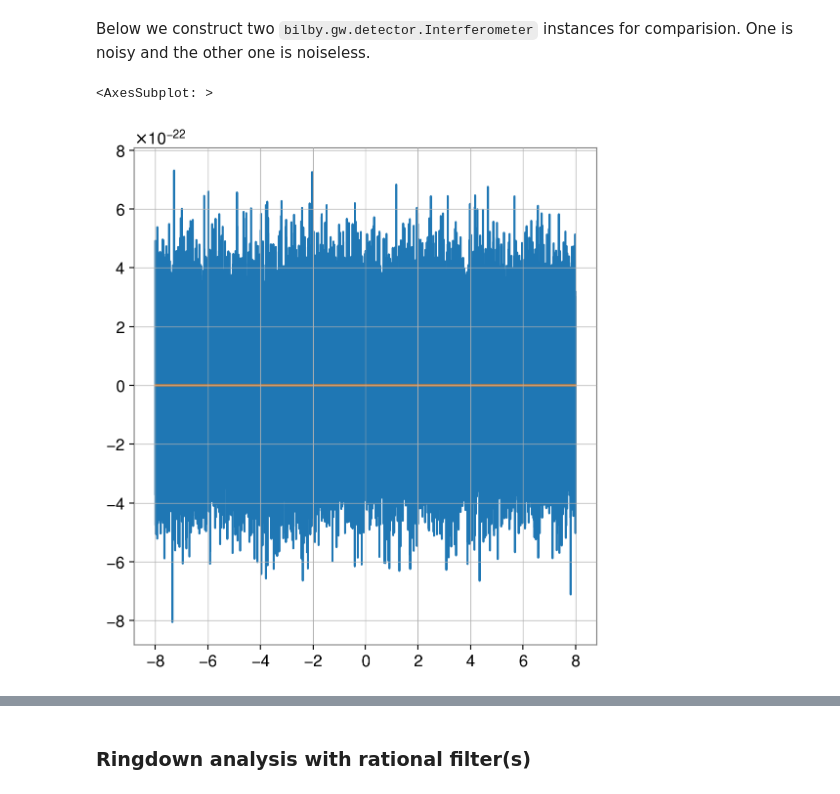
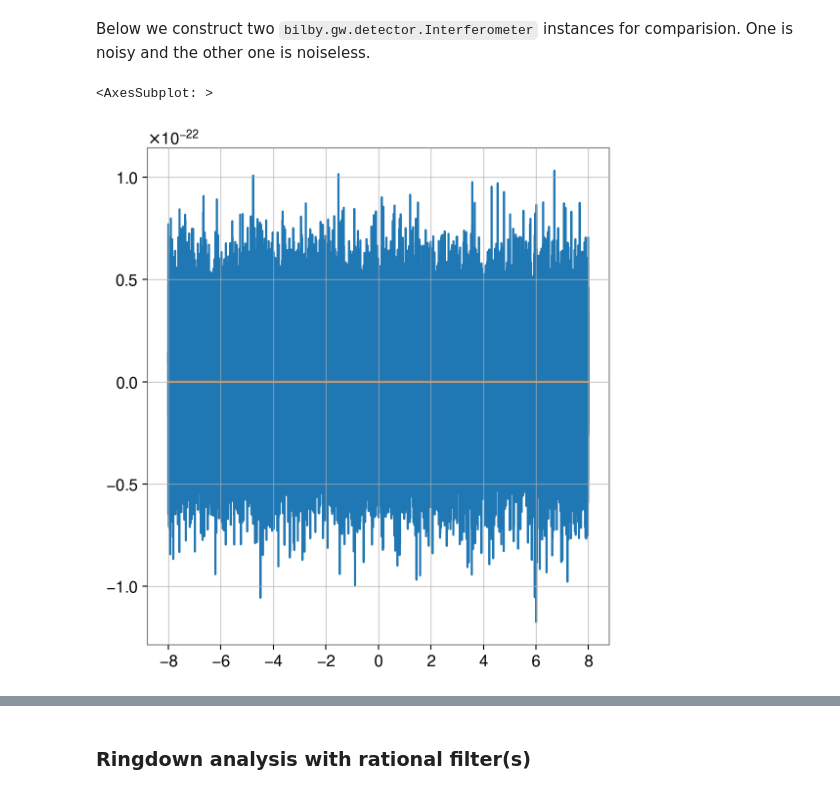
Before and after one commit to Lu-Neil/qnm_filter, a Jupyter notebook: code_demo/Systematics/injection-colored_noise.ipynb, the cells around one changed output, grey strips where cells are left out. Cells and saved outputs as stored; diff of their text form; code cells hidden in the pictures.

Commit message:
Lots of filters working

```diff
--- a/code_demo/Systematics/injection-colored_noise.ipynb
+++ b/code_demo/Systematics/injection-colored_noise.ipynb
@@ -41,13 +41,13 @@ bilby_ifo = qnm_filter.set_bilby_predefined_ifo('H1', sampling_frequency, durati
 bilby_ifo_no_noise = qnm_filter.set_bilby_predefined_ifo('H1', sampling_frequency, duration,
                                                          start_time=-duration/2, zero_noise=True)
 # %%
-signalH_noise = 0.7*qnm_filter.bilby_get_strain(bilby_ifo)
+signalH_noise = 0.1*qnm_filter.bilby_get_strain(bilby_ifo)
 signalH_no_noise = qnm_filter.bilby_get_strain(bilby_ifo_no_noise)
 signalH_noise.plot()
 signalH_no_noise.plot()
 # %% [output]
 <AxesSubplot: >
-[figure, old version]
+[figure, new version]
 # %%
 H_waveform = qnm_filter.Data(H_data.value+signalH_noise.values, index = H_data.times.value)
 mass_unit = qnm_filter.Filter.mass_unit(theoretical_values[0])
```
Also changed, not shown: parts of 5 cells of this notebook, 4 other files.
